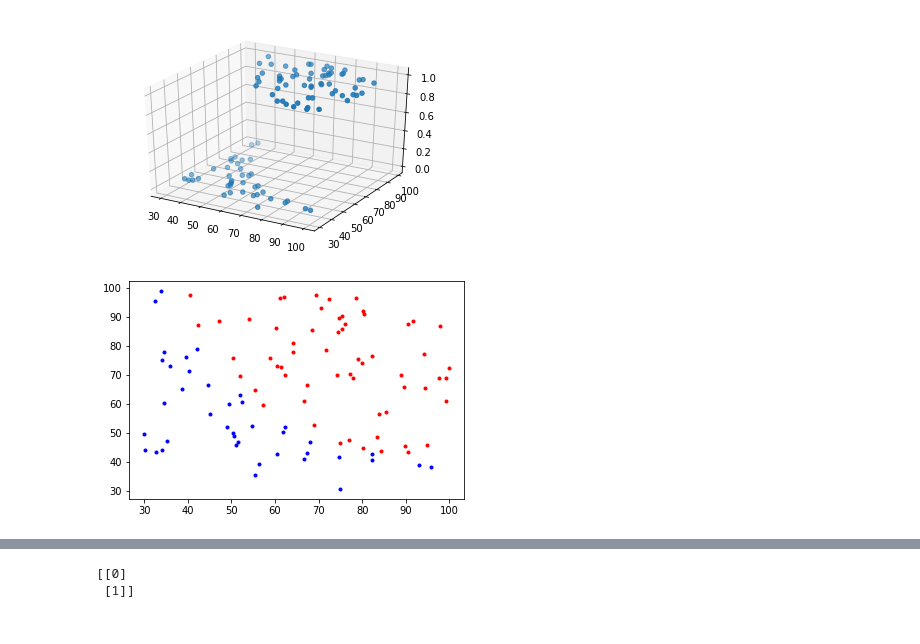
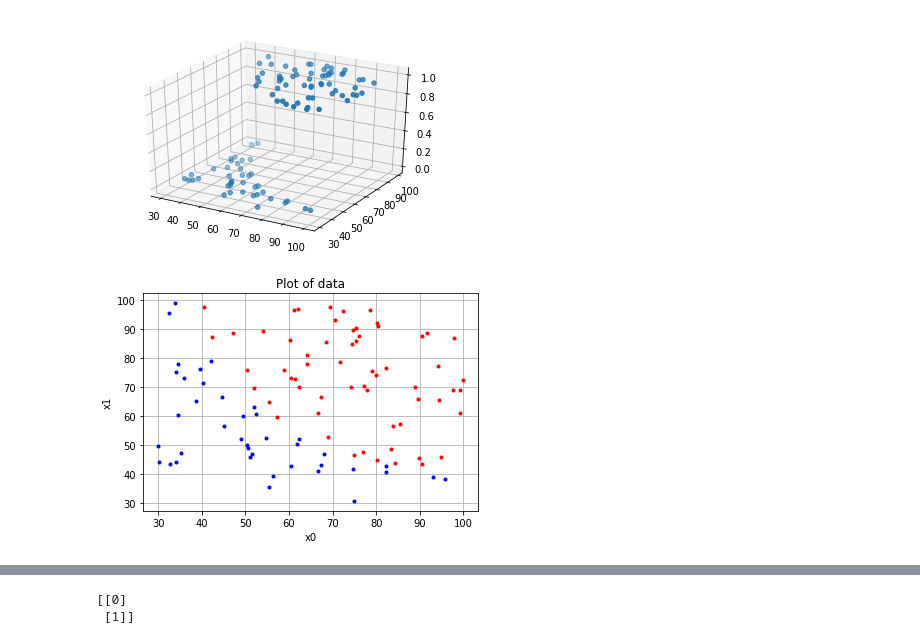
Before and after one commit to finnthedawg/ml_regressions, a Jupyter notebook: Linear regression.ipynb, the cells around one changed output, grey strips where cells are left out. Saved outputs shown, nothing was run; the diff lists cells and outputs as text; code cells hidden in the pictures.

```diff
--- a/Linear regression.ipynb
+++ b/Linear regression.ipynb
@@ -102,13 +106,17 @@ plt.show()
 # %%
 #Visualize the data
 for i in range(X.shape[0]):
     if(y[i] == 0):
         plt.plot(X[i,0], X[i,1], 'b.') #Blue
     elif(y[i] == 1):
         plt.plot(X[i,0], X[i,1], 'r.') #Red
+plt.title("Plot of data")
+plt.xlabel("x0")
+plt.ylabel("x1")
+plt.grid()
 plt.show()
 # %% [output]
-[figure, old version]
+[figure, new version]
 # %%
 #Define helper functions
 def sigmoid(x):
```
Also changed, not shown: parts of 10 cells of this notebook.
